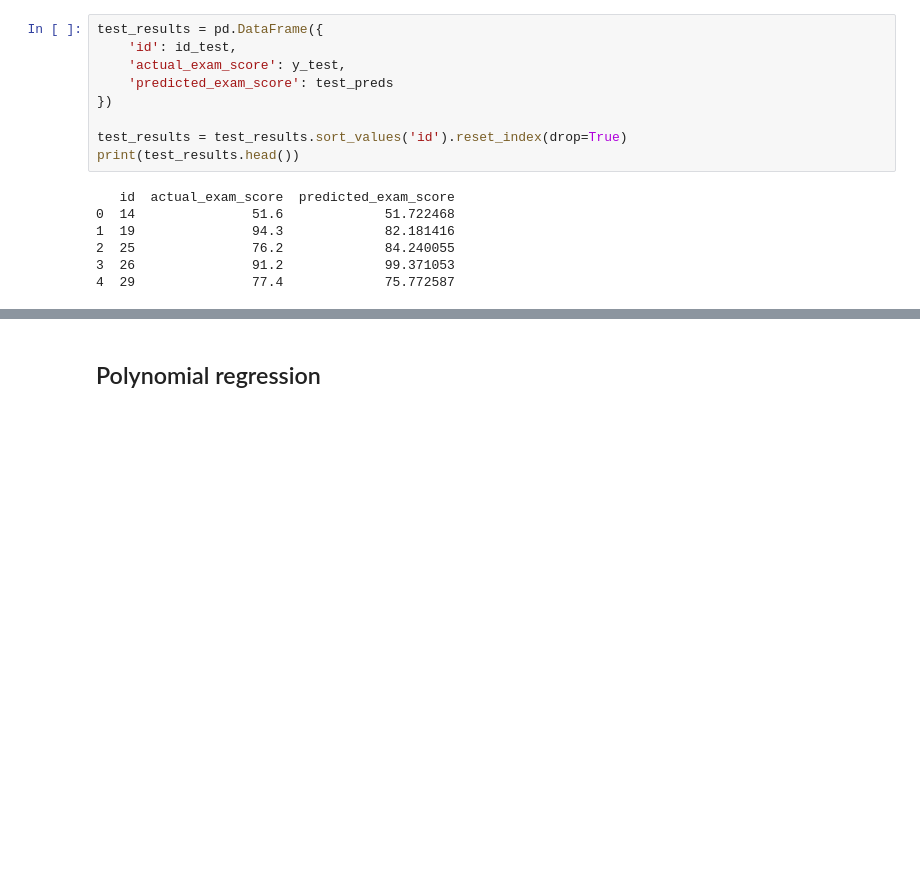
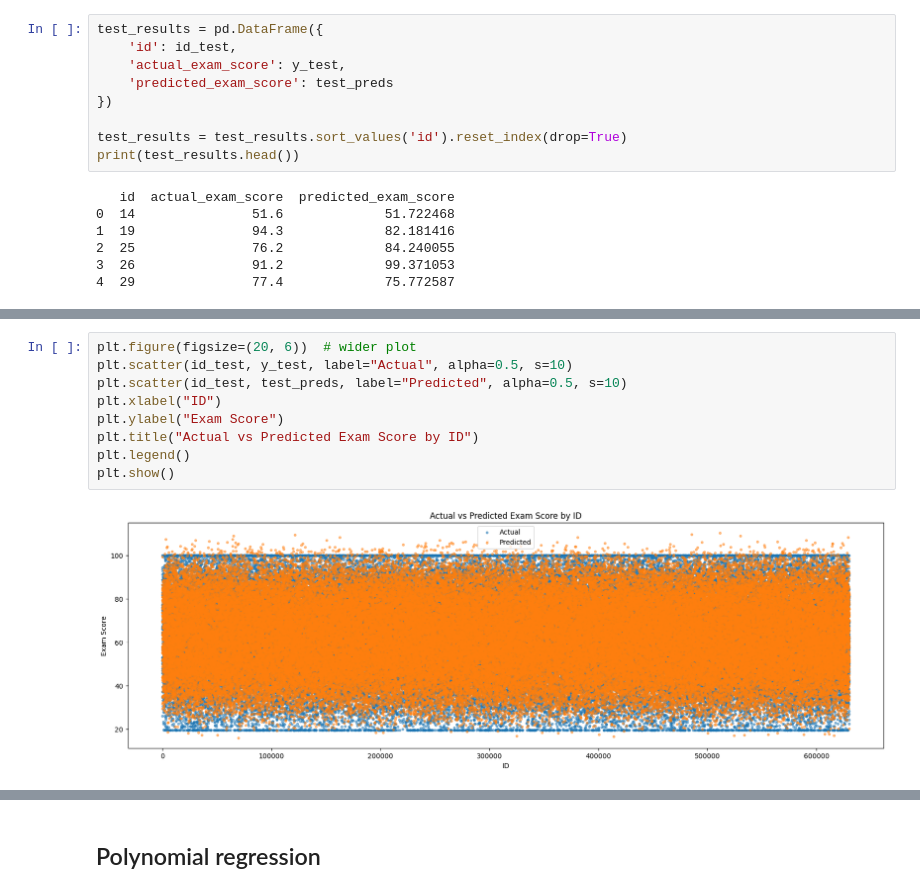
Before and after one commit to Aashiee3/Student-Exam-Score-Kagge-Competition, a Jupyter notebook: Student exam score/aashi_model.ipynb, the cells around one changed output, grey strips where cells are left out. Drawn from its saved outputs; the diff is of its cells as text; blank space fills up the shorter version.

```diff
--- a/Student exam score/aashi_model.ipynb
+++ b/Student exam score/aashi_model.ipynb
@@ -145,0 +161,11 @@ print(test_results.head())
+# %%
+plt.figure(figsize=(20, 6))  # wider plot
+plt.scatter(id_test, y_test, label="Actual", alpha=0.5, s=10)
+plt.scatter(id_test, test_preds, label="Predicted", alpha=0.5, s=10)
+plt.xlabel("ID")
+plt.ylabel("Exam Score")
+plt.title("Actual vs Predicted Exam Score by ID")
+plt.legend()
+plt.show()
+# %% [output]
+[figure, added]
```
Also changed, not shown: parts of 8 cells of this notebook.
